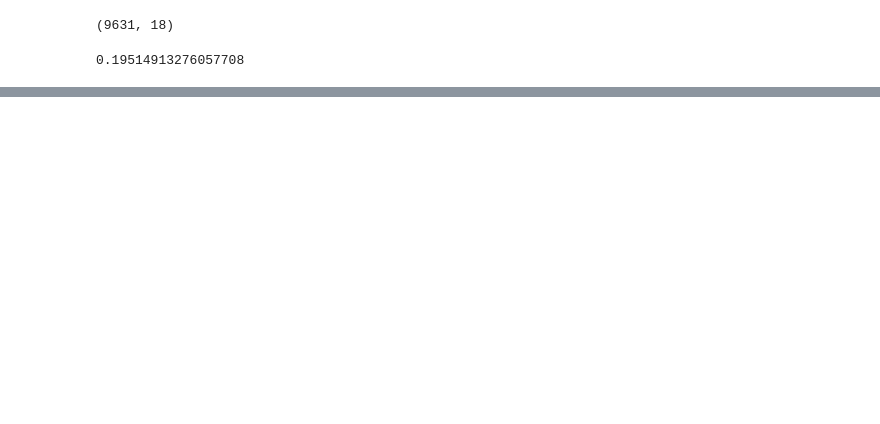
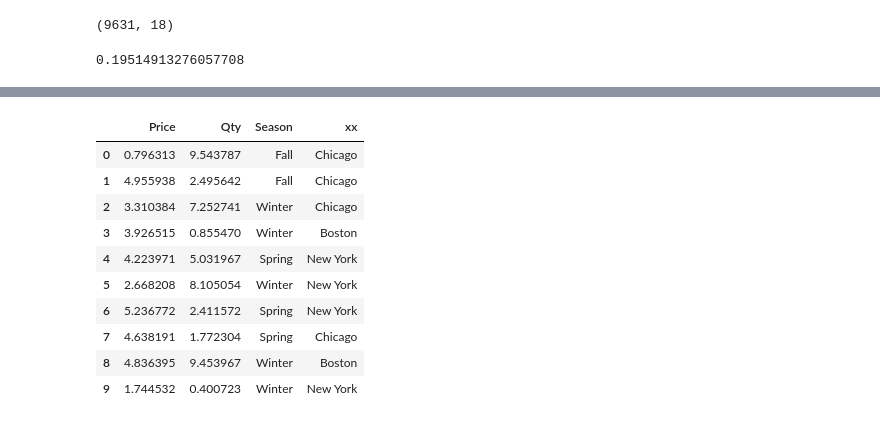
Before and after one commit to sethbunke/KaggleTwoSigmaConnectRentalListingInquiries, a Jupyter notebook: Exploratory1.ipynb, the cells around one changed output, grey strips where cells are left out. Drawn from its saved outputs; the diff is of its cells as text; code cells hidden in the pictures; blank space fills up the shorter version.

```diff
--- a/Exploratory1.ipynb
+++ b/Exploratory1.ipynb
@@ -188,0 +211,16 @@ d
+# %%
+d['xx'] = [random.choice(('Chicago', 'Boston', 'New York')) for i in range(d.shape[0])]
+# %%
+d
+# %% [output]
+|  | Price | Qty | Season | xx |
+| 0 | 0.796313 | 9.543787 | Fall | Chicago |
+| 1 | 4.955938 | 2.495642 | Fall | Chicago |
+| 2 | 3.310384 | 7.252741 | Winter | Chicago |
+| 3 | 3.926515 | 0.855470 | Winter | Boston |
+| 4 | 4.223971 | 5.031967 | Spring | New York |
+| 5 | 2.668208 | 8.105054 | Winter | New York |
+| 6 | 5.236772 | 2.411572 | Spring | New York |
+| 7 | 4.638191 | 1.772304 | Spring | Chicago |
+| 8 | 4.836395 | 9.453967 | Winter | Boston |
+| 9 | 1.744532 | 0.400723 | Winter | New York |
```
Also changed, not shown: parts of 17 cells of this notebook, 3 other files.
